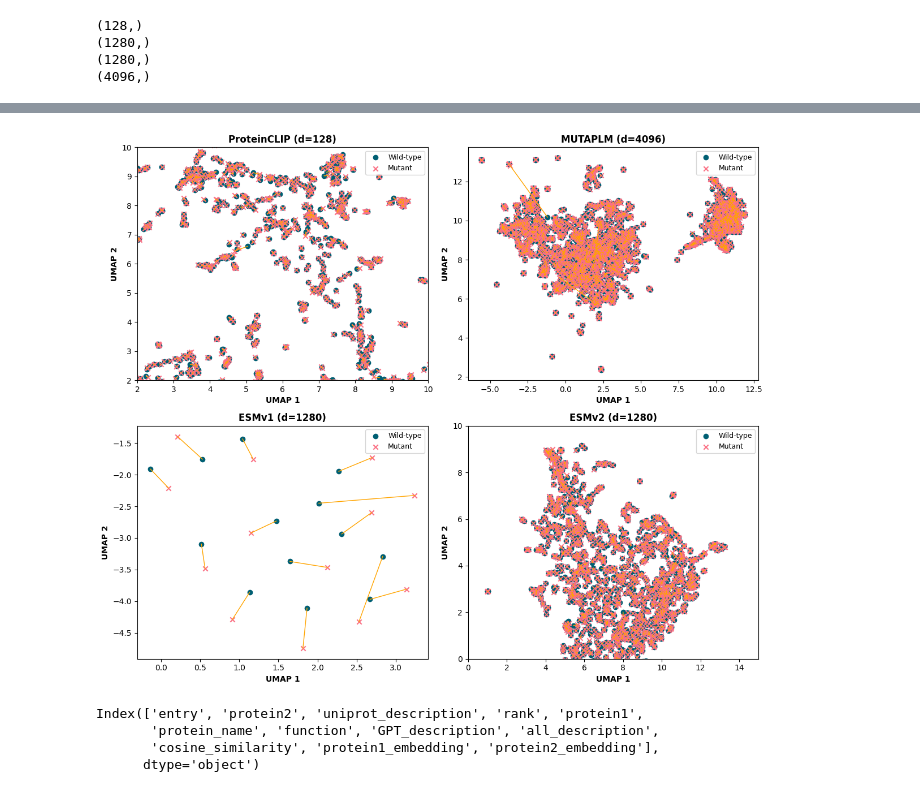
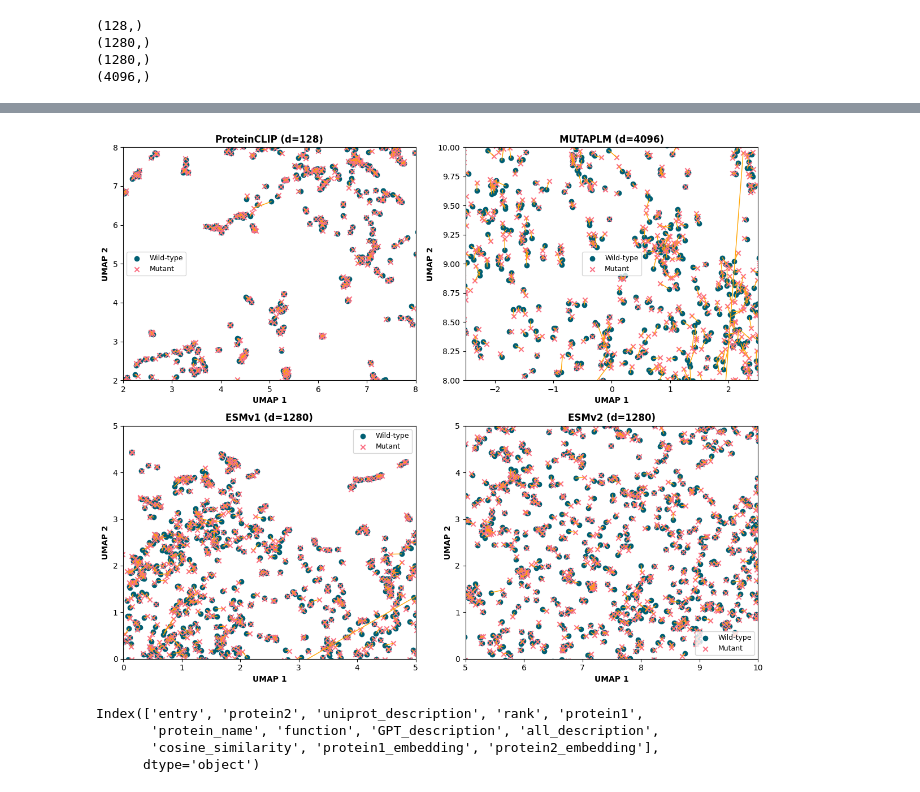
Before and after one commit to ygrepo/drug_discovery, a Jupyter notebook: notebook/wt_mutant_4_models.ipynb, the cells around one changed output, grey strips where cells are left out. Saved outputs shown, nothing was run; the diff lists cells and outputs as text; code cells hidden in the pictures.

```diff
--- a/notebook/wt_mutant_4_models.ipynb
+++ b/notebook/wt_mutant_4_models.ipynb
@@ -57,38 +57,40 @@ esmv1_umap = UMAP_reduce(esmv1_embs)
 esmv2_umap = UMAP_reduce(esmv2_embs)
 mutaplm_umap = UMAP_reduce(mutaplm_embs)
 # %%
-# Example: four sets of embeddings
+# four sets of embeddings
 low_dim_sets = [
     (proteinclip_umap[:n1], proteinclip_umap[n1:]),
     (mutaplm_umap[:n4], mutaplm_umap[n4:]),
     (esmv1_umap[:n2], esmv1_umap[n2:]),
     (esmv2_umap[:n3], esmv2_umap[n3:]),
 ]
 
 titles = ["ProteinCLIP (d=128)",  "MUTAPLM (d=4096)", "ESMv1 (d=1280)", "ESMv2 (d=1280)"]
-xlims = [(2, 10),None, None, (0,15)]
-ylims = [(2, 10), None, None, (0,10)]
+xlims = [(2,8),(-2.5,2.5), (0,5), (5,10)]
+ylims = [(2,8), (8,10), (0,5), (0,5)]
+# xlims = [None,None, None, None]
+# ylims = [None, None, None, None]
 
 save_path = "../output/figure/2000_umap_4_models_wt_mutant_2.tiff"
 
 plot_low_dim_panels(
     low_dim_sets,
     titles=titles,
     figsize=(12, 10),
     xlims=xlims,
     ylims=ylims,
     xticks=None,
     yticks=None,
     xlabel="UMAP 1",
     ylabel="UMAP 2",
     title_fontsize=12,
     label_fontsize=10,
     legend_fontsize=9,
     save_path=save_path,
     dpi=300,
 )
 # %% [output]
-[figure, old version]
+[figure, new version]
 # %%
 proteinclip_df.columns
 # %% [output]
```
Also changed, not shown: parts of 2 cells of this notebook, 1 other file.
